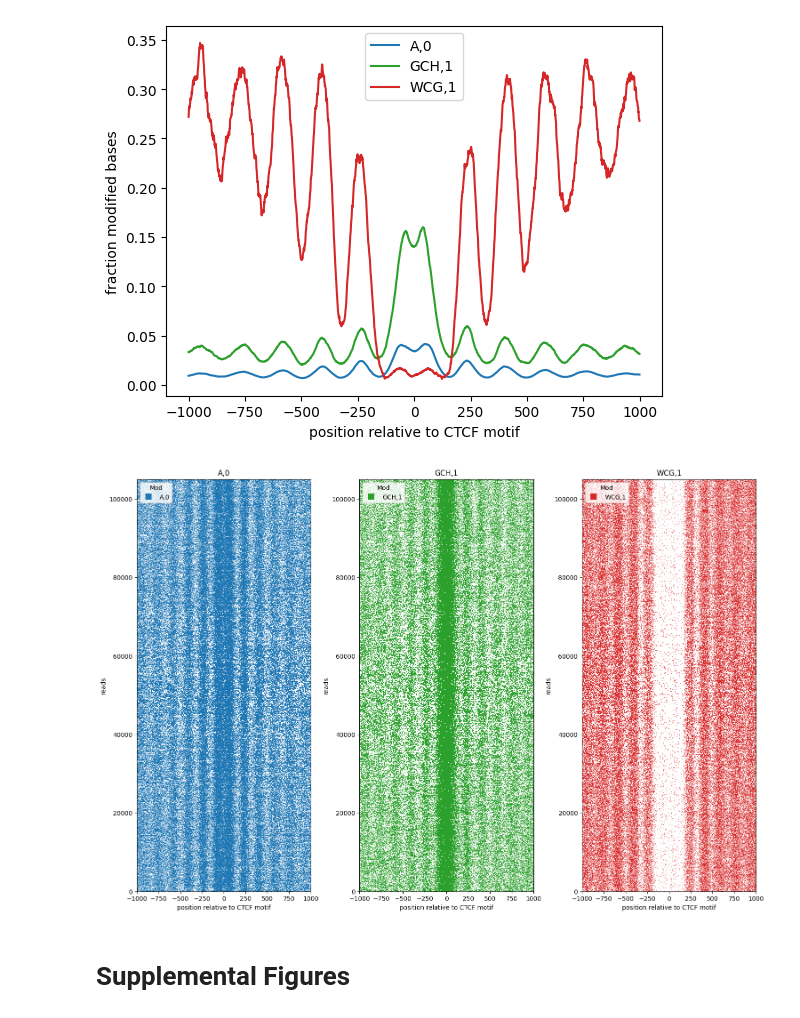
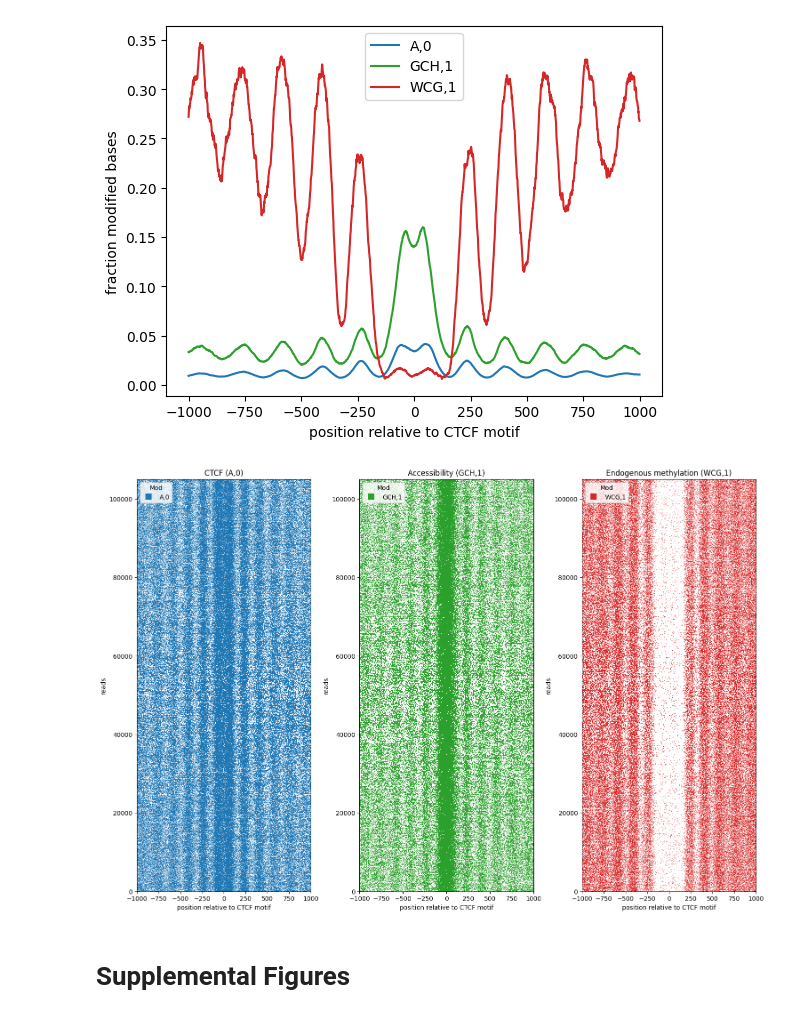
Before and after one commit to streetslab/multimodal-dimelo, a Jupyter notebook: CTCF_analysis.ipynb, the cells around one changed output. Saved outputs shown, nothing was run; the diff lists cells and outputs as text; code cells hidden in the pictures.

```diff
--- a/CTCF_analysis.ipynb
+++ b/CTCF_analysis.ipynb
@@ -93,30 +93,31 @@ plt.close()
 [figure]
 # %%
 _, axs = plt.subplots(1, 3, figsize=(15, 10), layout="constrained")
-for motif, ax in zip(motifs, axs):
+titles = ["CTCF", "Accessibility", "Endogenous methylation"]
+for motif, ax, title in zip(motifs, axs, titles):
     plot_reads.plot_reads(
         mod_file_name=config.processed_data_dir / f"extract.{ctcf_output_id}" / "reads.combined_basemods.h5",
         regions=ctcf_bed_file,
         motifs=motif,
         window_size=ctcf_main_figure_window_size,
         regions_5to3prime=False,
         sort_by="shuffle",
         thresh=mod_prob_thresh,
         ax=ax,
         palette=plotting.default_palette_map,
         rasterized=True
     )
-    ax.set_title(motif)
+    ax.set_title(f"{title} ({motif})")
     ax.set_xlabel("position relative to CTCF motif")
     ax.set_ylabel("reads")
     ax.set_ylim(0,105000)
     sns.move_legend(ax, loc="upper left")
 
 plt.savefig(config.figure_dir / "ctcf.plot_reads.svg")
 plt.show()
 plt.close()
 # %% [output]
-[figure, old version]
+[figure, new version]
 # %% [markdown]
 # Supplemental Figures
 # %%
```
Also changed, not shown: parts of 3 cells of this notebook, 1 other file.
